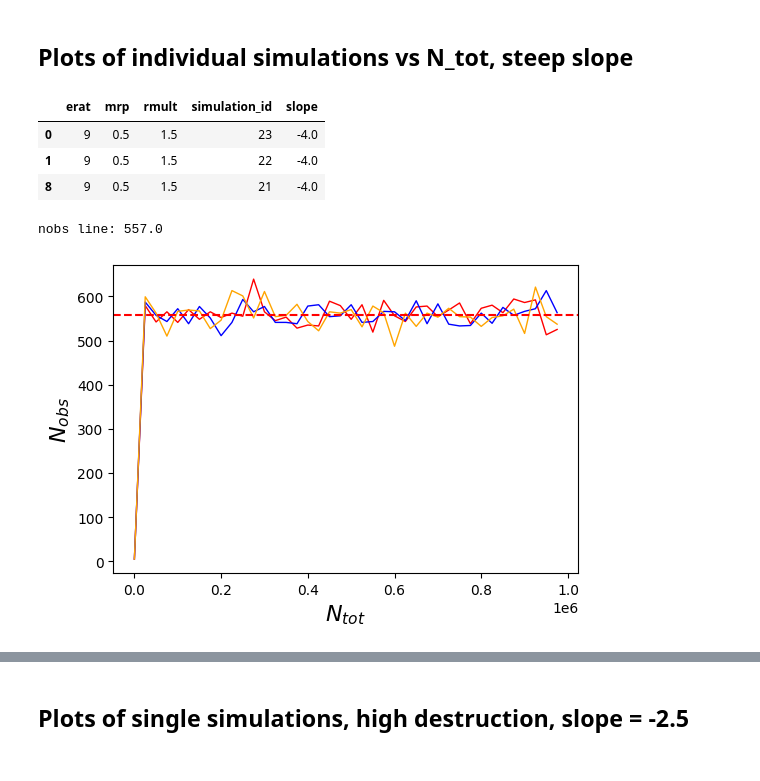
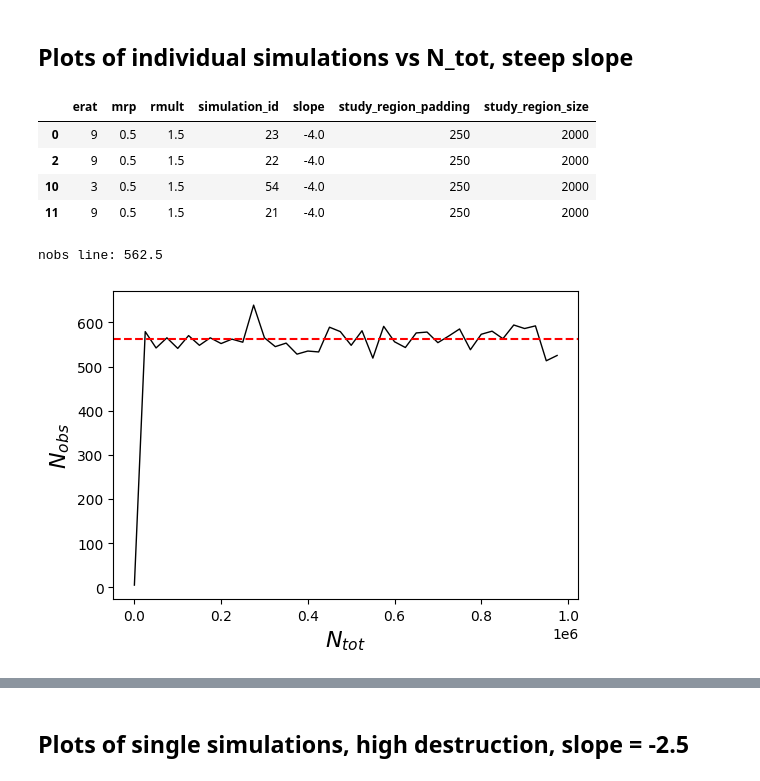
Before and after one commit to seanmason/saturation, a Jupyter notebook: notebooks/thesis/Chapter4/SingleSimulationPlots.ipynb, the cells around one changed output, grey strips where cells are left out. Drawn from its saved outputs; the diff is of its cells as text; code cells hidden in the pictures.

```diff
--- a/notebooks/thesis/Chapter4/SingleSimulationPlots.ipynb
+++ b/notebooks/thesis/Chapter4/SingleSimulationPlots.ipynb
@@ -24,7 +25,7 @@ To adjust logging level use sc.setLogLevel(newLevel). For SparkR, use setLogLeve
 # %%
 base_path = "/data/saturation/thesis_run_20240726_single_sims/"
 
-colors = ["r", "b", "orange", "g"]
+colors = ["black", "r", "orange", "g"]
 line_styles = ["-"]
 font_size = 16
 
@@ -260,7 +331,7 @@ configs_pdf[configs_pdf.slope == -1]
 # %%
 scenario_name = "shallow_slope"
 selected_simulation_id = 1
-simulation_ids = list(configs_pdf[configs_pdf.slope == -1].simulation_id)
+simulation_ids = [selected_simulation_id]
 
 max_ntot = 1000000
 
@@ -363,16 +472,18 @@ radius_stdev line: 35.49577925720715
 # %% [markdown]
 ## Plots of individual simulations vs N_tot, steep slope
 # %%
-configs_pdf[configs_pdf.slope == -4.0]
+selected_slope = -4.0
+configs_pdf[configs_pdf.slope == selected_slope]
 # %% [output]
-|  | erat | mrp | rmult | simulation_id | slope |
-| 0 | 9 | 0.5 | 1.5 | 23 | -4.0 |
-| 1 | 9 | 0.5 | 1.5 | 22 | -4.0 |
-| 8 | 9 | 0.5 | 1.5 | 21 | -4.0 |
+|  | erat | mrp | rmult | simulation_id | slope | study_region_padding | study_region_size |
+| 0 | 9 | 0.5 | 1.5 | 23 | -4.0 | 250 | 2000 |
+| 2 | 9 | 0.5 | 1.5 | 22 | -4.0 | 250 | 2000 |
+| 10 | 3 | 0.5 | 1.5 | 54 | -4.0 | 250 | 2000 |
+| 11 | 9 | 0.5 | 1.5 | 21 | -4.0 | 250 | 2000 |
 # %%
 scenario_name = "steep_slope"
 selected_simulation_id = 23
-simulation_ids = list(configs_pdf[configs_pdf.slope == -4].simulation_id)
+simulation_ids = [selected_simulation_id] #list(configs_pdf[configs_pdf.slope == -4].simulation_id)
 
 max_ntot = 1000000
 
@@ -380,32 +491,32 @@ sample_rate = 25000
 df = data.where(
     F.col("simulation_id").isin(simulation_ids)
     & (F.col("ntot") % sample_rate == 5)
     & (F.col("ntot") < max_ntot)
 ).orderBy("ntot").toPandas()
 
 fig = plt.figure(figsize=(6, 4))
 ax1 = fig.add_subplot(111)
 
 nobs_line = df[df.ntot > 50000].nobs.median()
 print(f"nobs line: {nobs_line}")
 
 for idx, simulation_id in enumerate(simulation_ids):
     df_subset = df[df.simulation_id == simulation_id]
     plt1 = ax1.plot(
         df_subset.ntot,
         df_subset.nobs,
         label="$N_{obs}$",
         lw=1,
         c=colors[idx % len(colors)],
         ls=line_styles[idx % len(line_styles)]
     )
 
 ax1.axhline(nobs_line, color="r", linestyle="--")
 ax1.set_ylabel("$N_{obs}$", fontsize=font_size)
 ax1.set_xlabel("$N_{tot}$", fontsize=font_size)
 
 plt.show()
 fig.savefig(f"figures/{scenario_name}_ntot_nobs.png", bbox_inches="tight")
 # %% [output]
-nobs line: 557.0
+nobs line: 562.5
-[figure, old version]
+[figure, new version]
```
Also changed, not shown: parts of 39 cells of this notebook, 3 other files.
